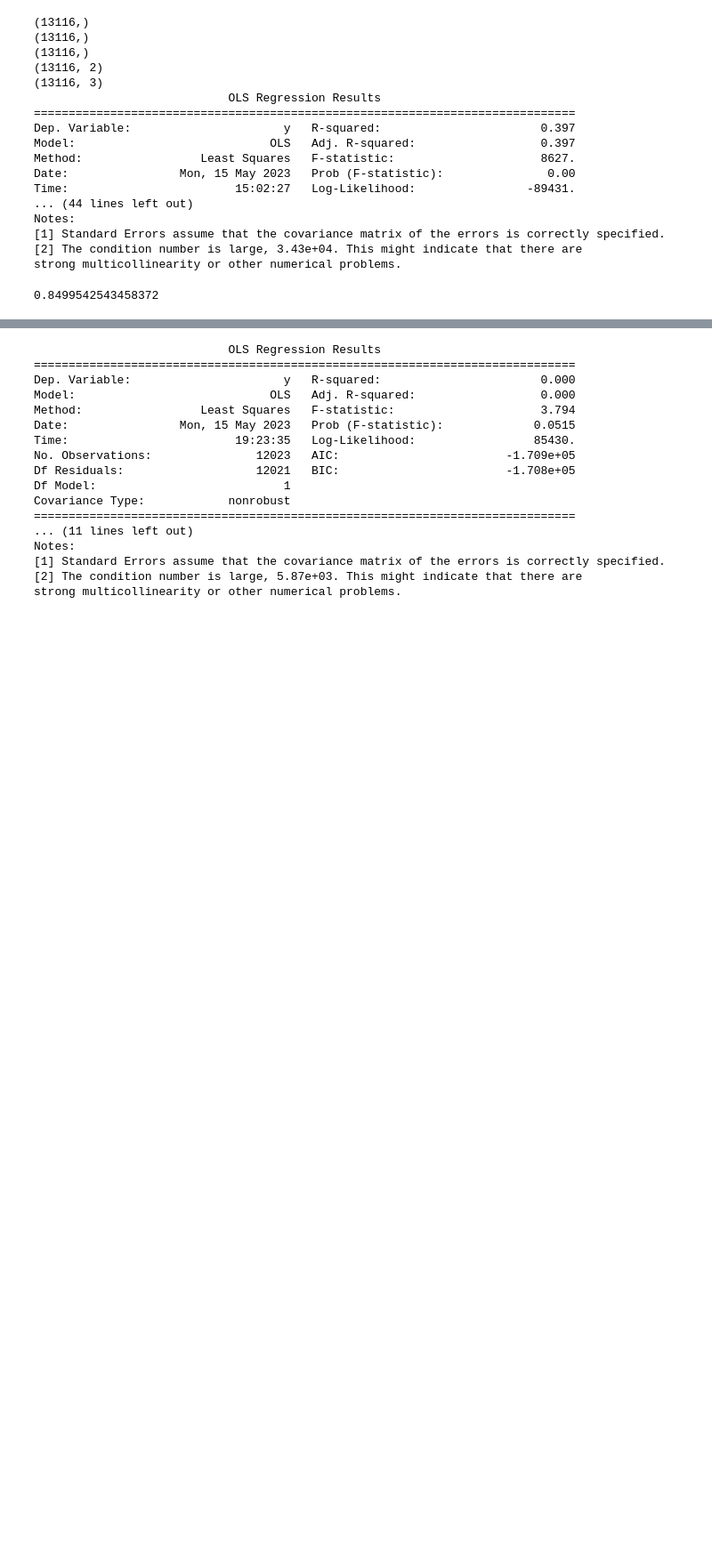
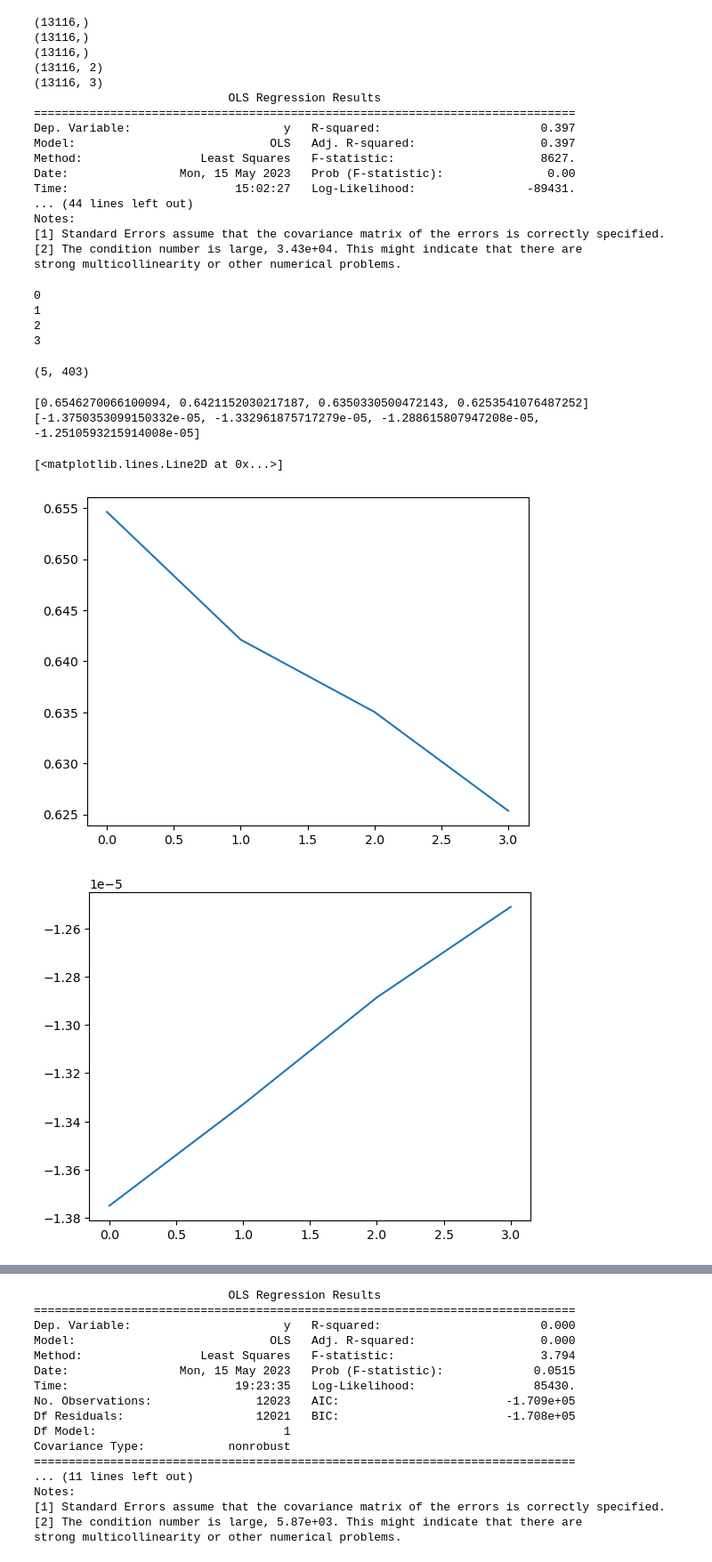
Before and after one commit to victorvikram/word-evolution, a Jupyter notebook: analyze_movement.ipynb, the cells around one changed output, grey strips where cells are left out. Shown at 89% size. Saved outputs shown, nothing was run; the diff lists cells and outputs as text; code cells hidden in the pictures; blank space fills up the shorter version.

```diff
--- a/analyze_movement.ipynb
+++ b/analyze_movement.ipynb
@@ -216,12 +261,45 @@ Notes:
 [2] The condition number is large, 3.43e+04. This might indicate that there are
 strong multicollinearity or other numerical problems.
 # %%
-before_arr, after_arr = dist.make_shift_row_arrs(context_pcts)
-projection_mags = dist.calc_projections(before_arr, after_arr)
+lzeros = []
+avgs = []
 
-(projection_mags < 0).sum() / (projection_mags == projection_mags).sum()
+for i, context_pcts in enumerate(context_pct_list):
+    print(i)
+    before_arr, after_arr = dist.make_shift_row_arrs(context_pcts)
+    projection_mags = dist.calc_projections(before_arr, after_arr)
+    projection_mags = projection_mags[:,~np.isnan(projection_mags).any(axis=0)]
+
+    lzero = (projection_mags < 0).sum() / (projection_mags == projection_mags).sum()
+    avg = np.nan_to_num(projection_mags, nan=0).sum() / projection_mags.flatten().shape[0]
+
+    lzeros.append(lzero)
+    avgs.append(avg)
 # %% [output]
-0.8499542543458372
+0
+1
+2
+3
+# %%
+non_nan_projection_mags.shape
+# %% [output]
+(5, 403)
+# %%
+print(lzeros)
+print(avgs)
+# %% [output]
+[0.6546270066100094, 0.6421152030217187, 0.6350330500472143, 0.6253541076487252]
+[-1.3750353099150332e-05, -1.332961875717279e-05, -1.288615807947208e-05, -1.2510593215914008e-05]
+# %%
+fig, ax0 = plt.subplots()
+ax0.plot(np.arange(len(samples)), lzeros)
+
+fig, ax1 = plt.subplots()
+ax1.plot(np.arange(len(samples)), avgs)
+# %% [output]
+[<matplotlib.lines.Line2D at 0x...>]
+[figure, added]
+[figure, added]
 # %%
 fig, ax = plt.subplots()
 ax.boxplot(projection_mags.flatten(), showfliers=False, notch=True)
```
Also changed, not shown: parts of 6 cells of this notebook, 12 other files.
